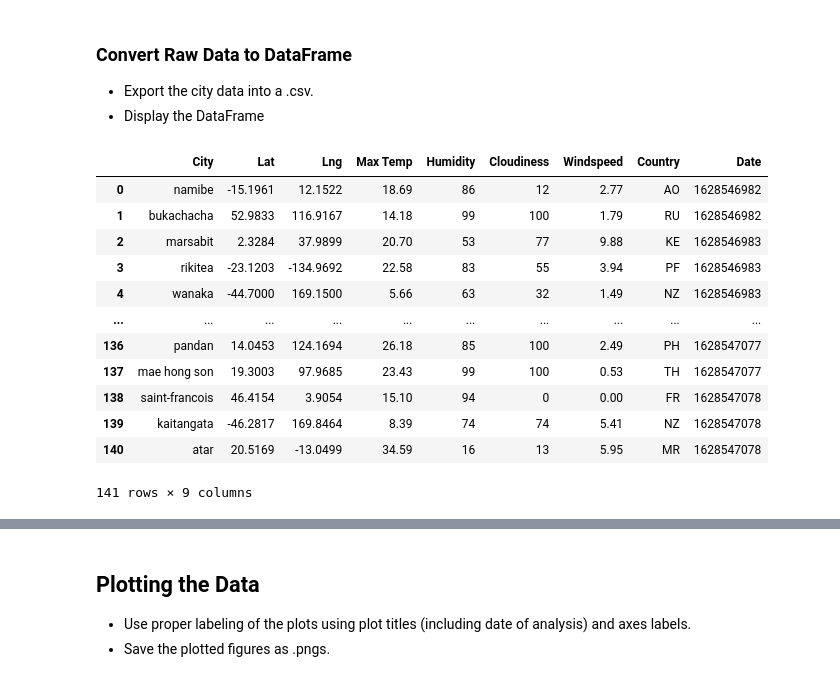
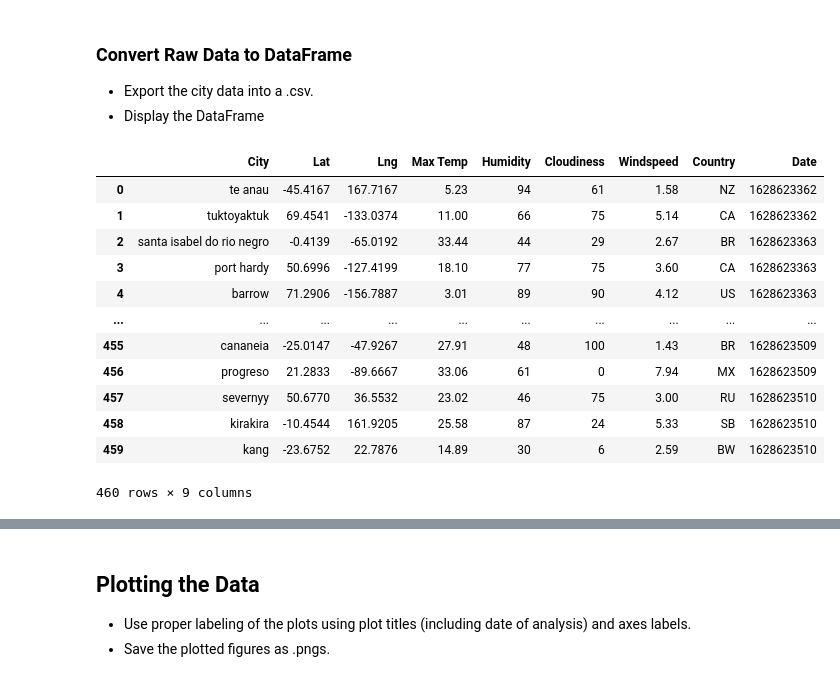
Before and after one commit to fhelms8/API-WeatherPy, a Jupyter notebook: WeatherPy/Tester- WeatherPy .ipynb, the cells around one changed output, grey strips where cells are left out. Saved outputs shown, nothing was run; the diff lists cells and outputs as text; code cells hidden in the pictures.

```diff
--- a/WeatherPy/Tester- WeatherPy .ipynb
+++ b/WeatherPy/Tester- WeatherPy .ipynb
@@ -132,30 +132,31 @@ City not found. Skipping...
 # %%
 # create dataframe
 weather_dict = {"City": city2,
                 "Lat": lat,
                 "Lng": lng,
                 "Max Temp": max_temp,
                 "Humidity": humidity,
                 "Cloudiness": cloudiness,
                 "Windspeed": windspeed,
                 "Country": country,
                 "Date": date,
                 }
 weather_data = pd.DataFrame(weather_dict)
+weather_data.to_csv(original_output_df)
 weather_data
 # %% [output]
 |  | City | Lat | Lng | Max Temp | Humidity | Cloudiness | Windspeed | Country | Date |
-| 0 | namibe | -15.1961 | 12.1522 | 18.69 | 86 | 12 | 2.77 | AO | 1628546982 |
-| 1 | bukachacha | 52.9833 | 116.9167 | 14.18 | 99 | 100 | 1.79 | RU | 1628546982 |
-| 2 | marsabit | 2.3284 | 37.9899 | 20.70 | 53 | 77 | 9.88 | KE | 1628546983 |
-| 3 | rikitea | -23.1203 | -134.9692 | 22.58 | 83 | 55 | 3.94 | PF | 1628546983 |
-| 4 | wanaka | -44.7000 | 169.1500 | 5.66 | 63 | 32 | 1.49 | NZ | 1628546983 |
+| 0 | te anau | -45.4167 | 167.7167 | 5.23 | 94 | 61 | 1.58 | NZ | 1628623362 |
+| 1 | tuktoyaktuk | 69.4541 | -133.0374 | 11.00 | 66 | 75 | 5.14 | CA | 1628623362 |
+| 2 | santa isabel do rio negro | -0.4139 | -65.0192 | 33.44 | 44 | 29 | 2.67 | BR | 1628623363 |
+| 3 | port hardy | 50.6996 | -127.4199 | 18.10 | 77 | 75 | 3.60 | CA | 1628623363 |
+| 4 | barrow | 71.2906 | -156.7887 | 3.01 | 89 | 90 | 4.12 | US | 1628623363 |
 | ... | ... | ... | ... | ... | ... | ... | ... | ... | ... |
-| 136 | pandan | 14.0453 | 124.1694 | 26.18 | 85 | 100 | 2.49 | PH | 1628547077 |
-| 137 | mae hong son | 19.3003 | 97.9685 | 23.43 | 99 | 100 | 0.53 | TH | 1628547077 |
-| 138 | saint-francois | 46.4154 | 3.9054 | 15.10 | 94 | 0 | 0.00 | FR | 1628547078 |
-| 139 | kaitangata | -46.2817 | 169.8464 | 8.39 | 74 | 74 | 5.41 | NZ | 1628547078 |
-| 140 | atar | 20.5169 | -13.0499 | 34.59 | 16 | 13 | 5.95 | MR | 1628547078 |
+| 455 | cananeia | -25.0147 | -47.9267 | 27.91 | 48 | 100 | 1.43 | BR | 1628623509 |
+| 456 | progreso | 21.2833 | -89.6667 | 33.06 | 61 | 0 | 7.94 | MX | 1628623509 |
+| 457 | severnyy | 50.6770 | 36.5532 | 23.02 | 46 | 75 | 3.00 | RU | 1628623510 |
+| 458 | kirakira | -10.4544 | 161.9205 | 25.58 | 87 | 24 | 5.33 | SB | 1628623510 |
+| 459 | kang | -23.6752 | 22.7876 | 14.89 | 30 | 6 | 2.59 | BW | 1628623510 |
-141 rows × 9 columns
+460 rows × 9 columns
 # %%
 weather_data.describe()
```
Also changed, not shown: parts of 16 cells of this notebook, 10 other files.
